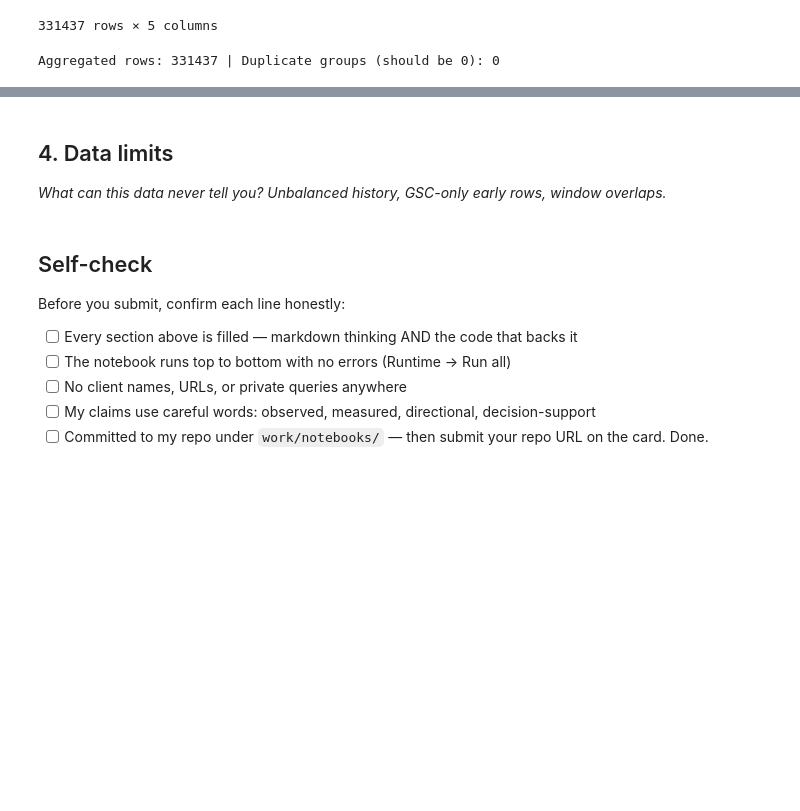
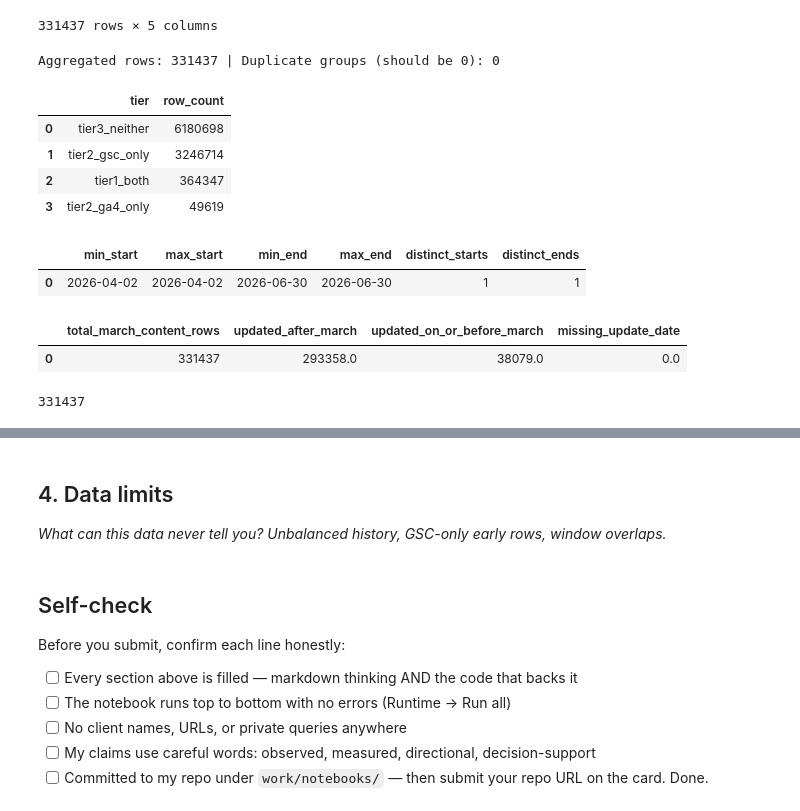
Before and after one commit to ammar-aa/Fly_rank_internship_repo, a Jupyter notebook: work/notebooks/w03_data_contract.ipynb, the cells around one changed output, grey strips where cells are left out. Saved outputs shown, nothing was run; the diff lists cells and outputs as text; code cells hidden in the pictures; blank space fills up the shorter version.

```diff
--- a/work/notebooks/w03_data_contract.ipynb
+++ b/work/notebooks/w03_data_contract.ipynb
@@ -131,3 +161,83 @@ grain_check = con.sql("""
 print(f"Aggregated rows: {len(monthly_agg)} | Duplicate groups (should be 0): {len(grain_check)}")
 # %% [output]
 Aggregated rows: 331437 | Duplicate groups (should be 0): 0
+# %%
+BASE = "hf://datasets/FlyRank/internship-warehouse"
+
+tier_breakdown = con.sql(f"""
+    SELECT
+        CASE
+            WHEN gsc_data_available IS TRUE AND ga4_data_available IS TRUE THEN 'tier1_both'
+            WHEN gsc_data_available IS TRUE AND ga4_data_available IS NOT TRUE THEN 'tier2_gsc_only'
+            WHEN gsc_data_available IS NOT TRUE AND ga4_data_available IS TRUE THEN 'tier2_ga4_only'
+            ELSE 'tier3_neither'
+        END AS tier,
+        COUNT(*) AS row_count
+    FROM read_parquet('{BASE}/fact_content_daily_performance/month=2026-03/data_0.parquet')
+    GROUP BY tier
+    ORDER BY row_count DESC
+""").df()
+
+tier_breakdown
+# %% [output]
+|  | tier | row_count |
+| 0 | tier3_neither | 6180698 |
+| 1 | tier2_gsc_only | 3246714 |
+| 2 | tier1_both | 364347 |
+| 3 | tier2_ga4_only | 49619 |
+# %%
+BASE = "hf://datasets/FlyRank/internship-warehouse"
+
+window_check = con.sql(f"""
+    SELECT
+        MIN(window_start) AS min_start,
+        MAX(window_start) AS max_start,
+        MIN(window_end)   AS min_end,
+        MAX(window_end)   AS max_end,
+        COUNT(DISTINCT window_start) AS distinct_starts,
+        COUNT(DISTINCT window_end)   AS distinct_ends
+    FROM read_parquet('{BASE}/fact_content_query_90d.parquet')
+""").df()
+
+window_check
+# %% [output]
+|  | min_start | max_start | min_end | max_end | distinct_starts | distinct_ends |
+| 0 | 2026-04-02 | 2026-04-02 | 2026-06-30 | 2026-06-30 | 1 | 1 |
+# %%
+BASE = "hf://datasets/FlyRank/internship-warehouse"
+
+update_date_check = con.sql(f"""
+    SELECT
+        COUNT(*) AS total_march_content_rows,
+        SUM(CASE WHEN c.content_updated_date > DATE '2026-03-31' THEN 1 ELSE 0 END) AS updated_after_march,
+        SUM(CASE WHEN c.content_updated_date <= DATE '2026-03-31' THEN 1 ELSE 0 END) AS updated_on_or_before_march,
+        SUM(CASE WHEN c.content_updated_date IS NULL THEN 1 ELSE 0 END) AS missing_update_date
+    FROM (SELECT DISTINCT content_hash_id FROM read_parquet('{BASE}/fact_content_daily_performance/month=2026-03/data_0.parquet')) m
+    LEFT JOIN read_parquet('{BASE}/dim_content.parquet') c
+        ON m.content_hash_id = c.content_hash_id
+""").df()
+
+update_date_check
+# %% [output]
+|  | total_march_content_rows | updated_after_march | updated_on_or_before_march | missing_update_date |
+| 0 | 331437 | 293358.0 | 38079.0 | 0.0 |
+# %%
+BASE = "hf://datasets/FlyRank/internship-warehouse"
+
+march_agg = con.sql(f"""
+    SELECT
+        content_hash_id,
+        client_hash_id,
+        SUM(gsc_impressions) AS gsc_impressions,
+        SUM(gsc_clicks)      AS gsc_clicks,
+        AVG(CASE WHEN gsc_avg_position > 0 THEN gsc_avg_position END) AS gsc_avg_position,
+        SUM(CASE WHEN ga4_data_available THEN ga4_engaged_sessions END) AS ga4_engaged_sessions,
+        SUM(CASE WHEN ga4_data_available THEN ga4_sessions END)         AS ga4_sessions,
+        SUM(CASE WHEN ga4_data_available THEN scroll_events END)       AS scroll_events
+    FROM read_parquet('{BASE}/fact_content_daily_performance/month=2026-03/data_0.parquet')
+    GROUP BY content_hash_id, client_hash_id
+""").df()
+
+print(len(march_agg))
+# %% [output]
+331437
```
Also changed, not shown: parts of 9 cells of this notebook.
